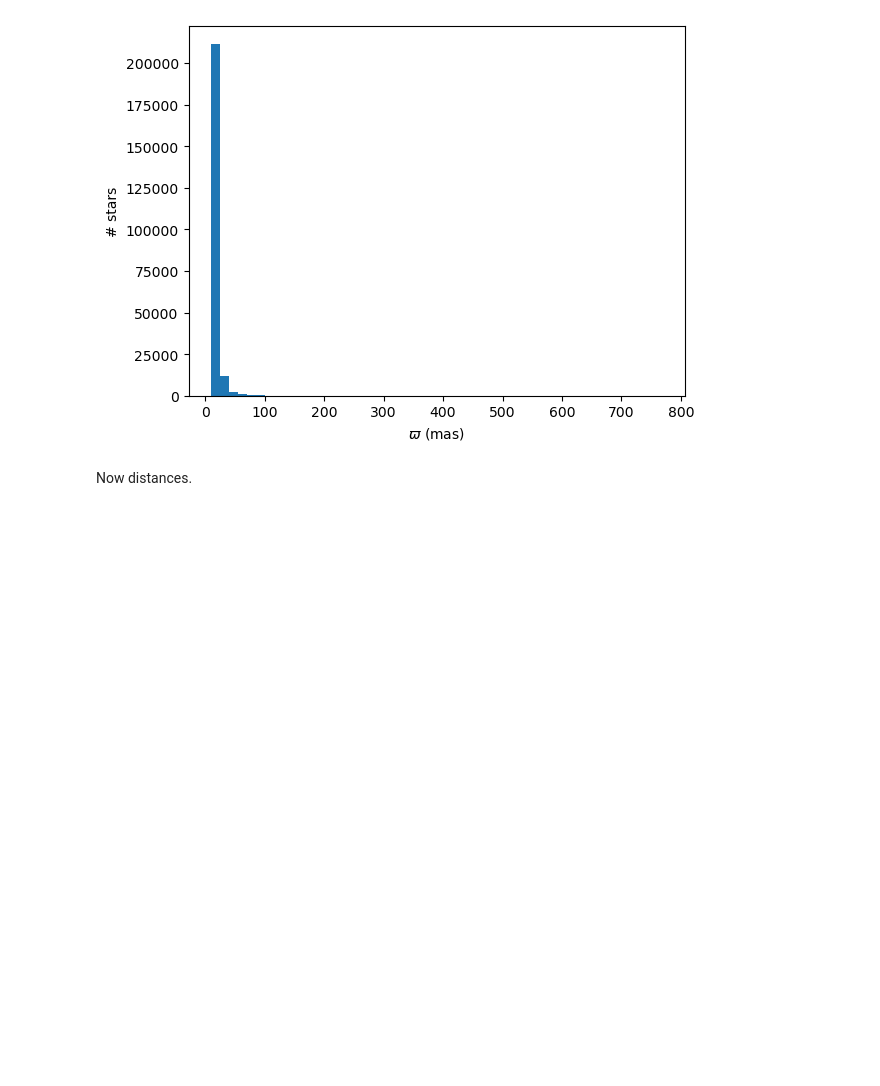
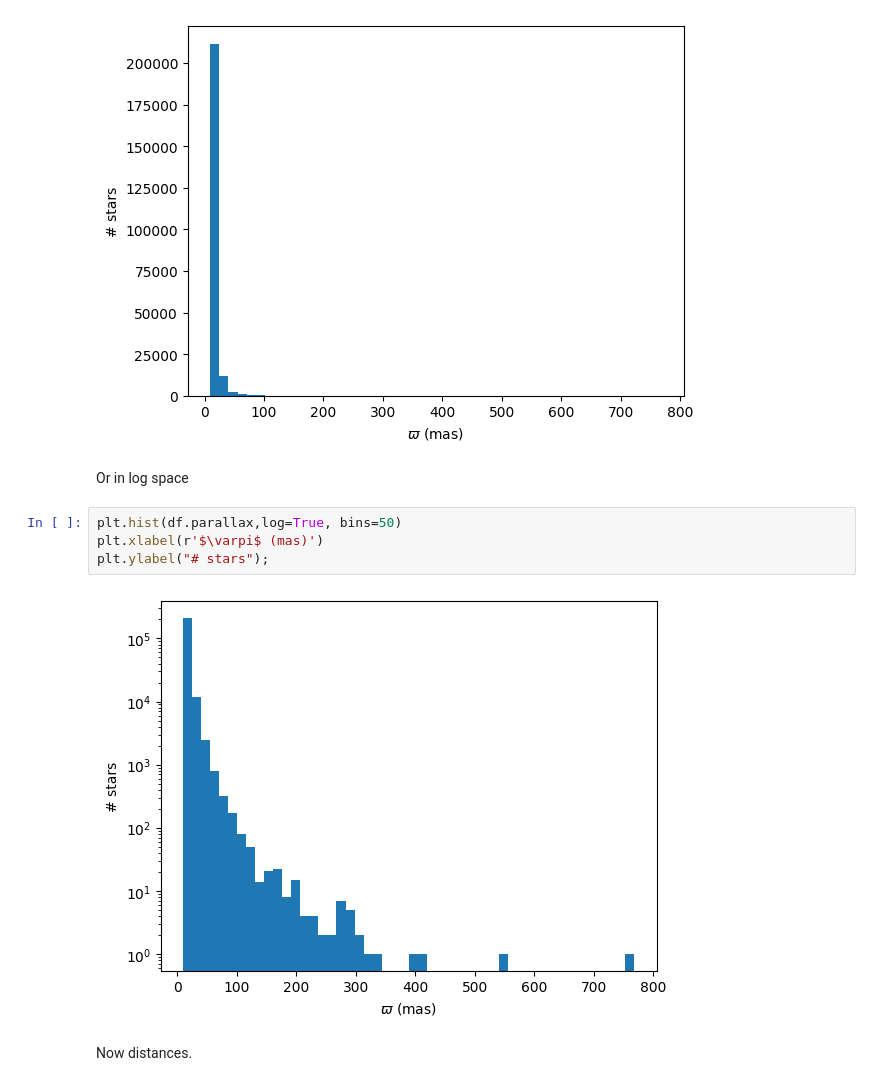
Before and after one commit to wrighj26/scicomp2_F25_wright, a Jupyter notebook: notebooks/Solar Neighborhood w Gaia.ipynb, the cells around one changed output. Saved outputs shown, nothing was run; the diff lists cells and outputs as text; blank space fills up the shorter version.

```diff
--- a/notebooks/Solar Neighborhood w Gaia.ipynb
+++ b/notebooks/Solar Neighborhood w Gaia.ipynb
@@ -71,6 +71,14 @@ plt.xlabel(r'$\varpi$ (mas)')
 plt.ylabel("# stars");
 # %% [output]
 [figure]
+# %% [markdown]
+Or in log space
+# %%
+plt.hist(df.parallax,log=True, bins=50)
+plt.xlabel(r'$\varpi$ (mas)')
+plt.ylabel("# stars");
+# %% [output]
+[figure, added]
 # %% [markdown]
 Now distances.
 # %%
```
Also changed, not shown: parts of 4 cells of this notebook, 1 other file.
